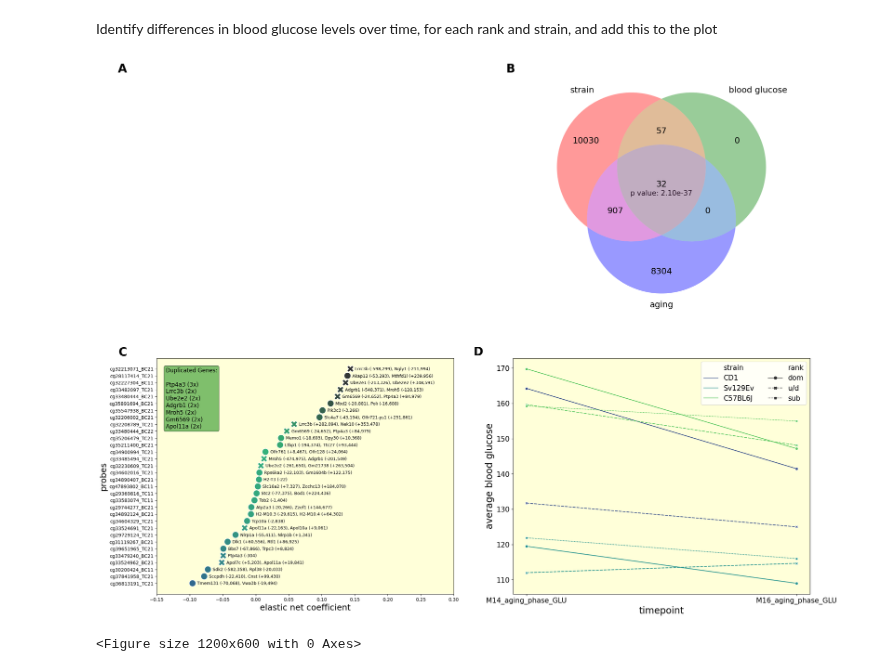
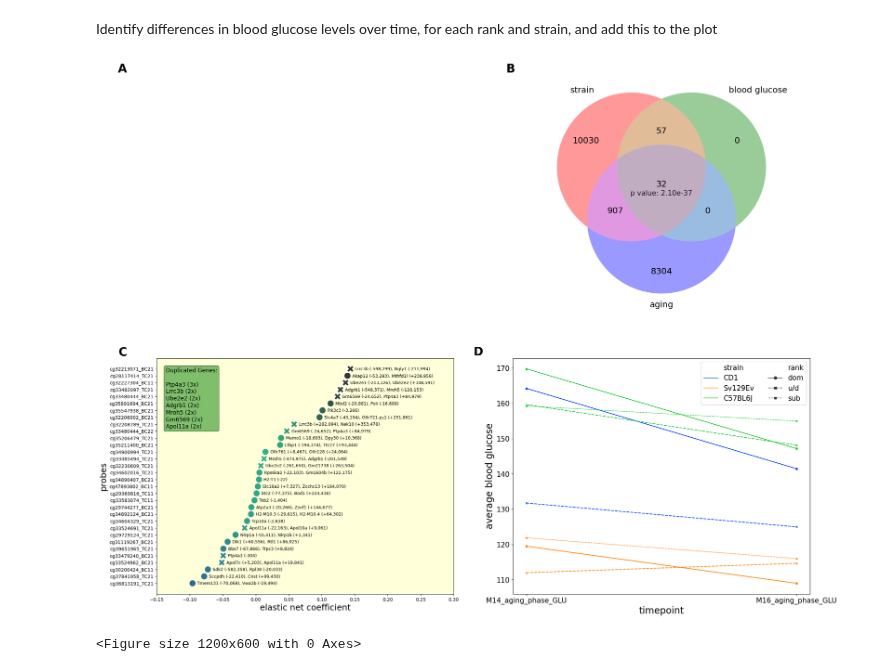
Before and after one commit to SamAndTheSun/CSS_healthspan_epigenetics, a Jupyter notebook: model_intersection_analysis.ipynb, the cells around one changed output. Cells and saved outputs as stored; diff of their text form; code cells hidden in the pictures.

```diff
--- a/model_intersection_analysis.ipynb
+++ b/model_intersection_analysis.ipynb
@@ -356,33 +356,33 @@ blood_glucose_df = blood_glucose_df.T
 
 # reshape the df for a lineplot
 blood_glucose_df['ID'] = blood_glucose_df.index
 lineplot_df = blood_glucose_df.melt(id_vars=['ID', 'rank', 'strain'],
                   var_name='Timepoint',
                   value_name='Value')
 
 # create a lineplot
 plt.figure(figsize=(12, 6))  # Set figure size
 sns.lineplot(
     data=lineplot_df,
     x='Timepoint',
     y='Value',
     hue='strain',
     style='rank',
-    palette='viridis',
+    palette='bright',
     markers=True,
     ci=None,
     ax=axs[1,1]
 )
 
 # Customize the plot
 axs[1,1].set_xlabel('timepoint', fontsize=20)
 axs[1,1].set_ylabel('average blood glucose', fontsize=20)
 axs[1,1].tick_params(labelsize=15)
 axs[1,1].legend(loc='upper right', fontsize=15, ncol=2)
 
 axs[1,1].set_facecolor((1, 1, 0.8509803921))
 
 plt.tight_layout();
 # %% [output]
-[figure, old version]
+[figure, new version]
 <Figure size 1200x600 with 0 Axes>
```
